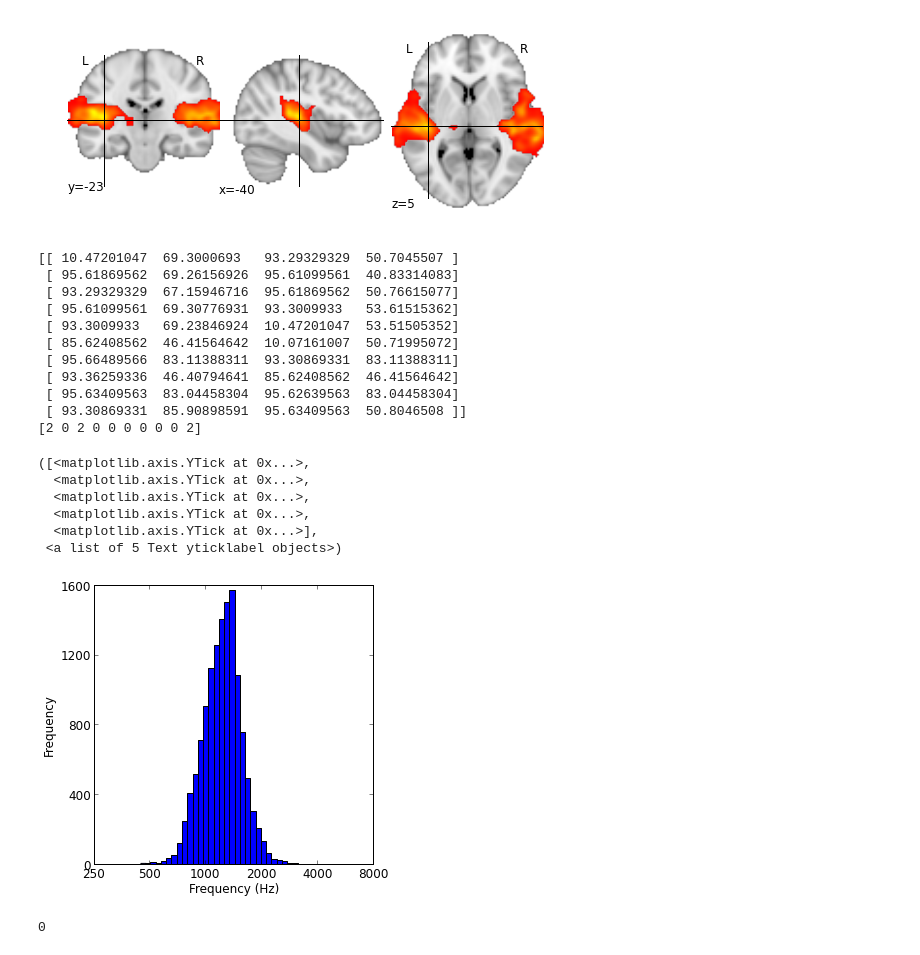
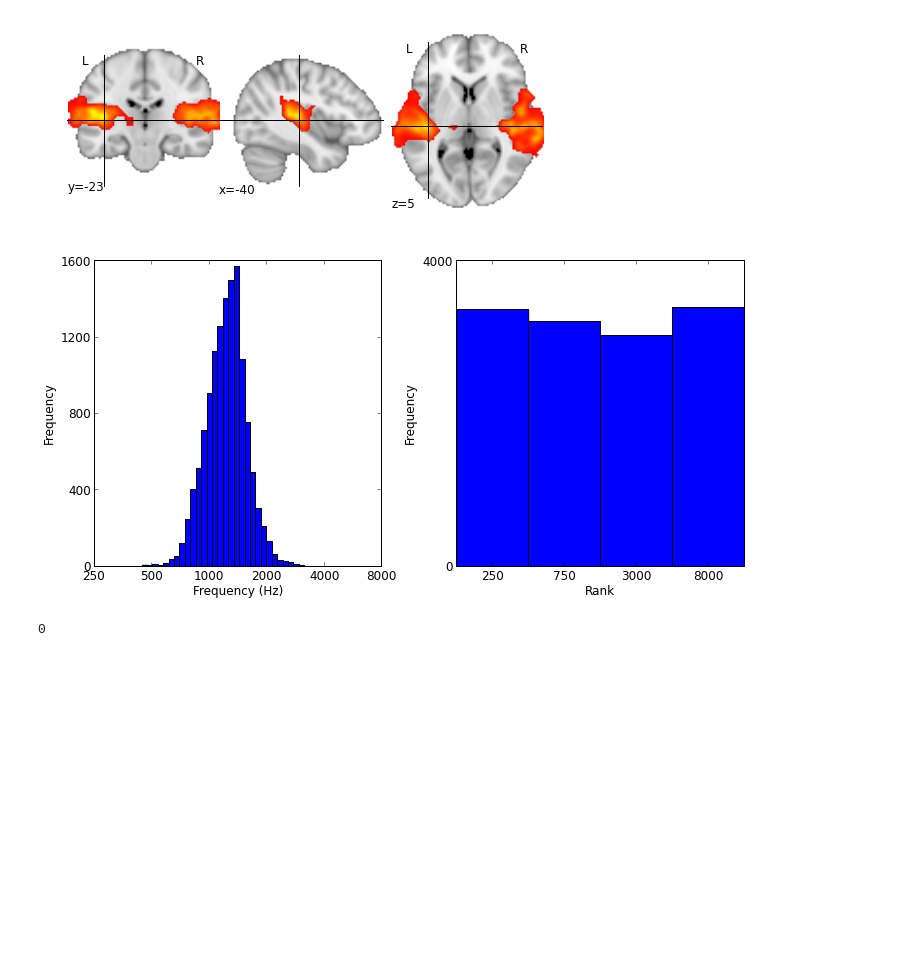
Before and after one commit to Crisly/fMRI, a Jupyter notebook: Tonotopy.ipynb, the cells around one changed output. Drawn from its saved outputs; the diff is of its cells as text; code cells hidden in the pictures; blank space fills up the shorter version.

Commit message:
Update 30-1-2014
Updated analysis, figures and added combined PCA on the data.

```diff
--- a/Tonotopy.ipynb
+++ b/Tonotopy.ipynb
@@ -57,50 +59,46 @@ print tmp.shape
 (12987, 4)
 [figure]
 # %%
-# rank-order per column (maximum: rank 100; minimum: rank 0)
-tmp_sort = 100*tmp.argsort(axis=0)/float(tmp.shape[0])
-print tmp_sort[0:10,:]
+# rank-order per column (maximum: rank 1; minimum: 0)
+order = tmp.argsort(axis=0)
+rankorder = order.argsort(axis=0)
+tmp_sort = rankorder/(np.float(tmp.shape[0])-1)
 
-# assign maximum rank as best-frequency
+# assign maximum rank across frequency as best-frequency
 rank = np.argmax(tmp_sort,axis = -1)
-print rank[0:10]
 
 # interpolation using betas as weights:
 # calculate best frequency w.r.t. 1000 Hz -> tmp_f goes from [-2 +3] or [250Hz 8000Hz]; see Eq 1. of Langers (2013),
-# Assessment of tonotopically organised subdivisions in human auditory cortex using volumetric and surface-based cortical alignments.
+# "Assessment of tonotopically organised subdivisions in human auditory cortex using volumetric and surface-based cortical alignments."
 tmp_f = (-2*tmp[:,0]**2 -0.5*tmp[:,1]**2 + 1.5*tmp[:,2]**2 + 3*tmp[:,3]**2)/(np.sum(tmp**2,axis=-1))
 
 #plot distribution of interpolated frequencies
-figure1 = plt.figure(1,figsize=[5,5])
-ax1 = figure1.add_subplot(111, autoscale_on=False, xlim=[-2,3], ylim=[0,1600])
+figure1 = plt.figure(1,figsize=[10,5])
+ax1 = figure1.add_subplot(121, autoscale_on=False, xlim=[-2,3], ylim=[0,1600])
 plt.hist(tmp_f,30)
 ax1.set_xlabel('Frequency (Hz)',fontsize=fs)
 ax1.set_ylabel('Frequency',fontsize=fs)
 xlocs = [-2,-1,0,1,2,3]
 xlabels = ['250','500','1000','2000','4000','8000']
 xticks(xlocs, xlabels,fontsize=fs)
 
 ylocs = [0,400,800,1200,1600]
 yticks(ylocs, ylocs,fontsize=fs)
+
+#plot distribution of ranks
+ax2 = figure1.add_subplot(122, autoscale_on=True)
+plt.hist(rank,4)
+t = np.array([0,0.75,1.5,2.25])
+xlocs = t+(0.75/2.0)
+xlabels = ['250','750','3000','8000']
+xticks(xlocs, xlabels,fontsize=fs)
+ax2.set_xlabel('Rank',fontsize=fs)
+ax2.set_ylabel('Frequency',fontsize=fs)
+ylocs = [0,4000]
+yticks(ylocs, ylocs,fontsize=fs)
+figure1.tight_layout();
 # %% [output]
-[[ 10.47201047  69.3000693   93.29329329  50.7045507 ]
- [ 95.61869562  69.26156926  95.61099561  40.83314083]
- [ 93.29329329  67.15946716  95.61869562  50.76615077]
- [ 95.61099561  69.30776931  93.3009933   53.61515362]
- [ 93.3009933   69.23846924  10.47201047  53.51505352]
- [ 85.62408562  46.41564642  10.07161007  50.71995072]
- [ 95.66489566  83.11388311  93.30869331  83.11388311]
- [ 93.36259336  46.40794641  85.62408562  46.41564642]
- [ 95.63409563  83.04458304  95.62639563  83.04458304]
- [ 93.30869331  85.90898591  95.63409563  50.8046508 ]]
-[2 0 2 0 0 0 0 0 0 2]
-([<matplotlib.axis.YTick at 0x...>,
-  <matplotlib.axis.YTick at 0x...>,
-  <matplotlib.axis.YTick at 0x...>,
-  <matplotlib.axis.YTick at 0x...>,
-  <matplotlib.axis.YTick at 0x...>],
- <a list of 5 Text yticklabel objects>)
-[figure, old version]
+[figure, new version]
 # %%
 #write rank-ordered data to file
 img_rank = np.zeros(img_data.shape)
```
Also changed, not shown: parts of 44 cells of this notebook.
